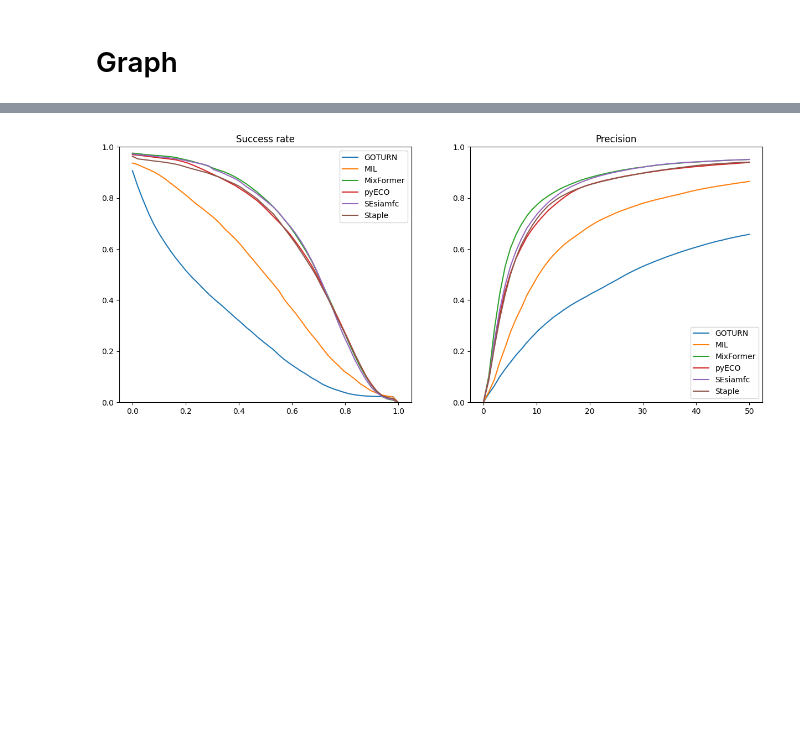
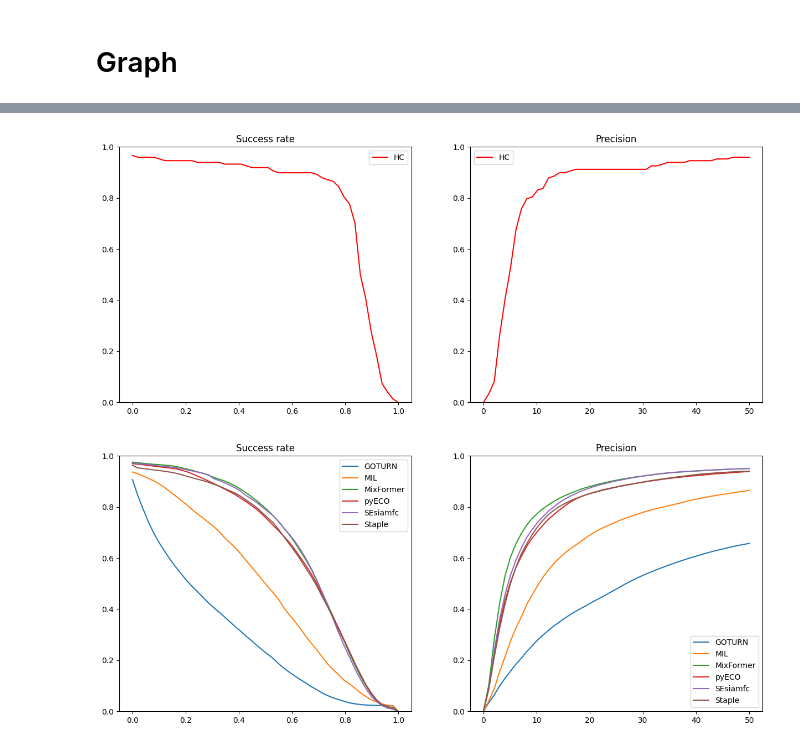
Before and after one commit to SCIA-Premium/DNN, a Jupyter notebook: benchmark_stats.ipynb, the cells around one changed output, grey strips where cells are left out. Cells and saved outputs as stored; diff of their text form; code cells hidden in the pictures; blank space fills up the shorter version.

```diff
--- a/benchmark_stats.ipynb
+++ b/benchmark_stats.ipynb
@@ -85,3 +109,8 @@ def plot_curves_dataset(directory, dataset):
+# %%
+# plot_curves_dataset("results", "mytc128", d={"HC":["Staple","pyECO","MIL"], "Deep":["SEsiamfc", "GOTURN", "MixFormer"]})
+plot_curves_dataset("results", "mytc128", d={"HC":["Staple"]})
+# %% [output]
+[figure, added]
 # %%
 plot_curves_dataset("results", "mytc128")
 # %% [output]
```
Also changed, not shown: parts of 6 cells of this notebook.
